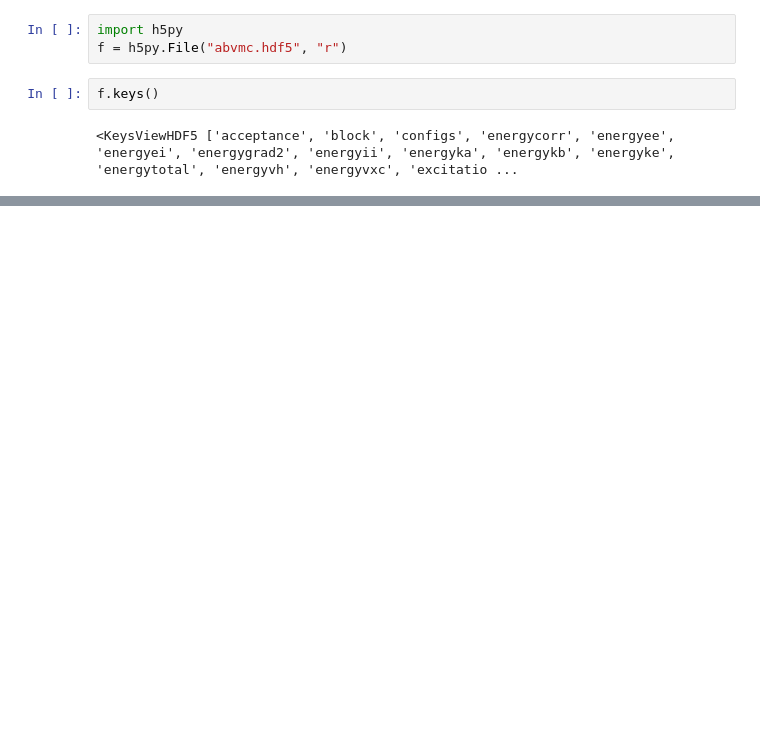
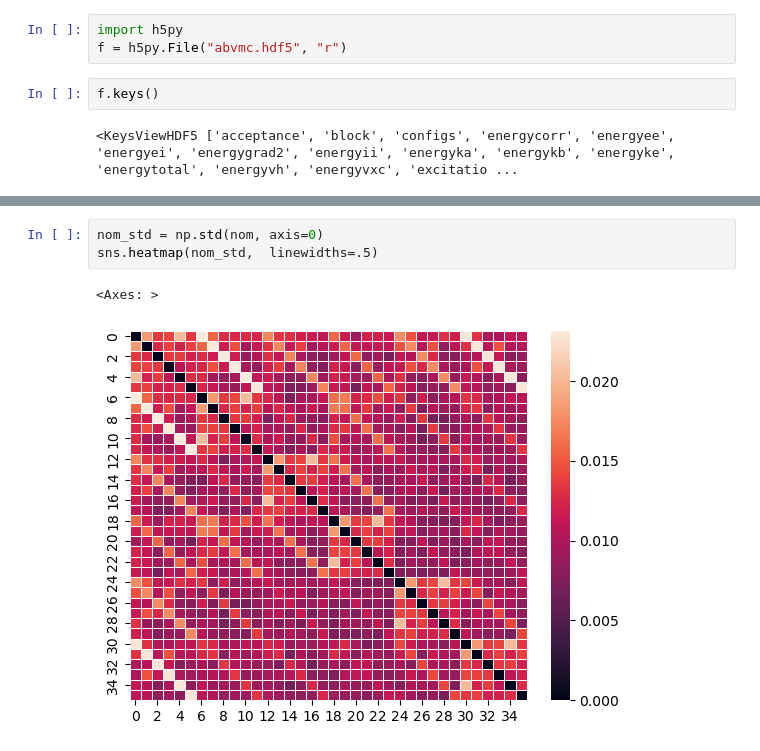
Before and after one commit to kayahans/pyqmc, a Jupyter notebook: pyqmc/test-overlap-casci.ipynb, the cells around one changed output, grey strips where cells are left out. Saved outputs shown, nothing was run; the diff lists cells and outputs as text; blank space fills up the shorter version.

```diff
--- a/pyqmc/test-overlap-casci.ipynb
+++ b/pyqmc/test-overlap-casci.ipynb
@@ -352,0 +213,6 @@ sns.heatmap(nom_avg,  linewidths=.5)
+# %%
+nom_std = np.std(nom, axis=0)
+sns.heatmap(nom_std,  linewidths=.5)
+# %% [output]
+<Axes: >
+[figure, added]
```
Also changed, not shown: parts of 71 cells of this notebook, 2 other files.
